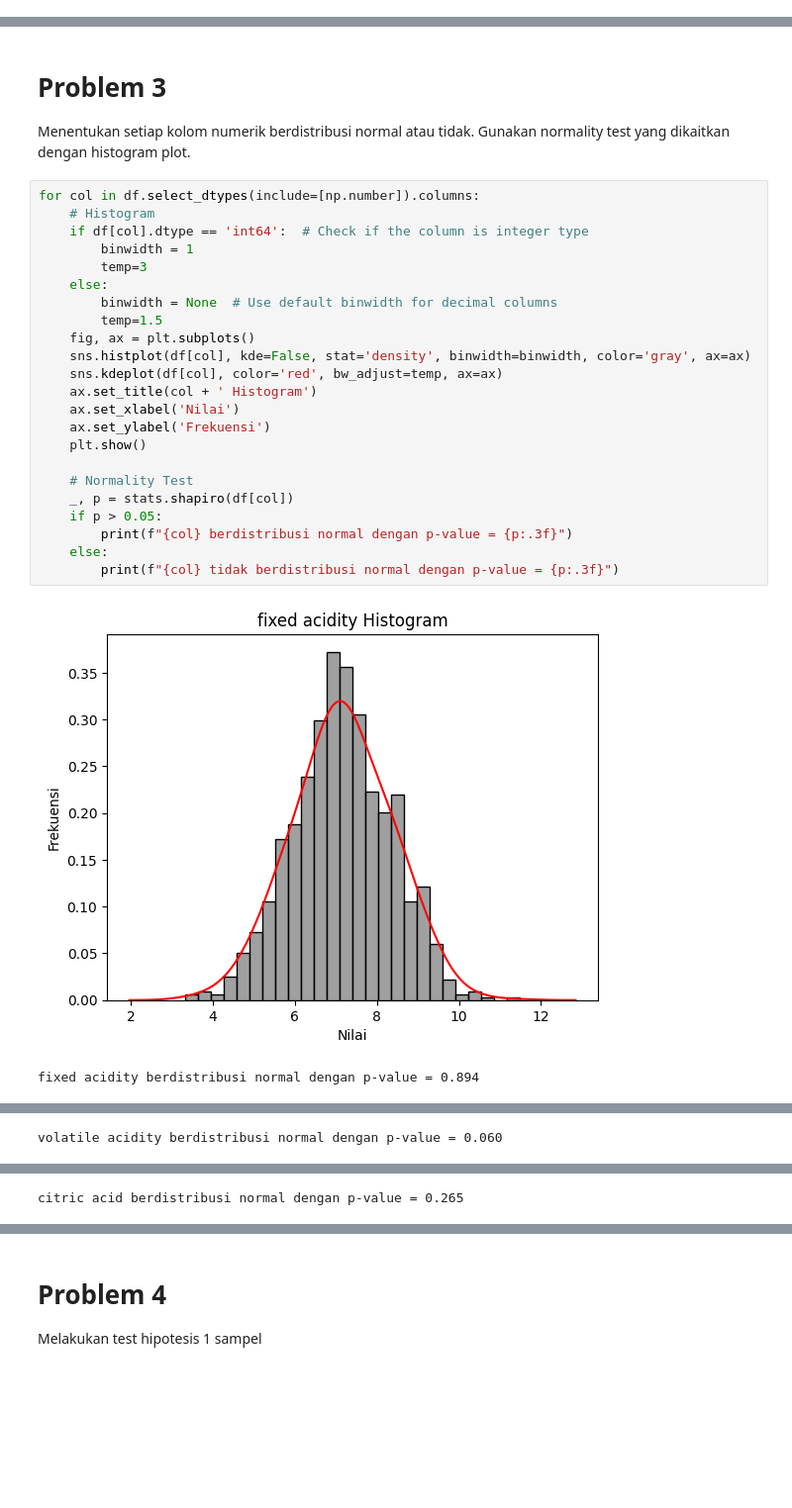
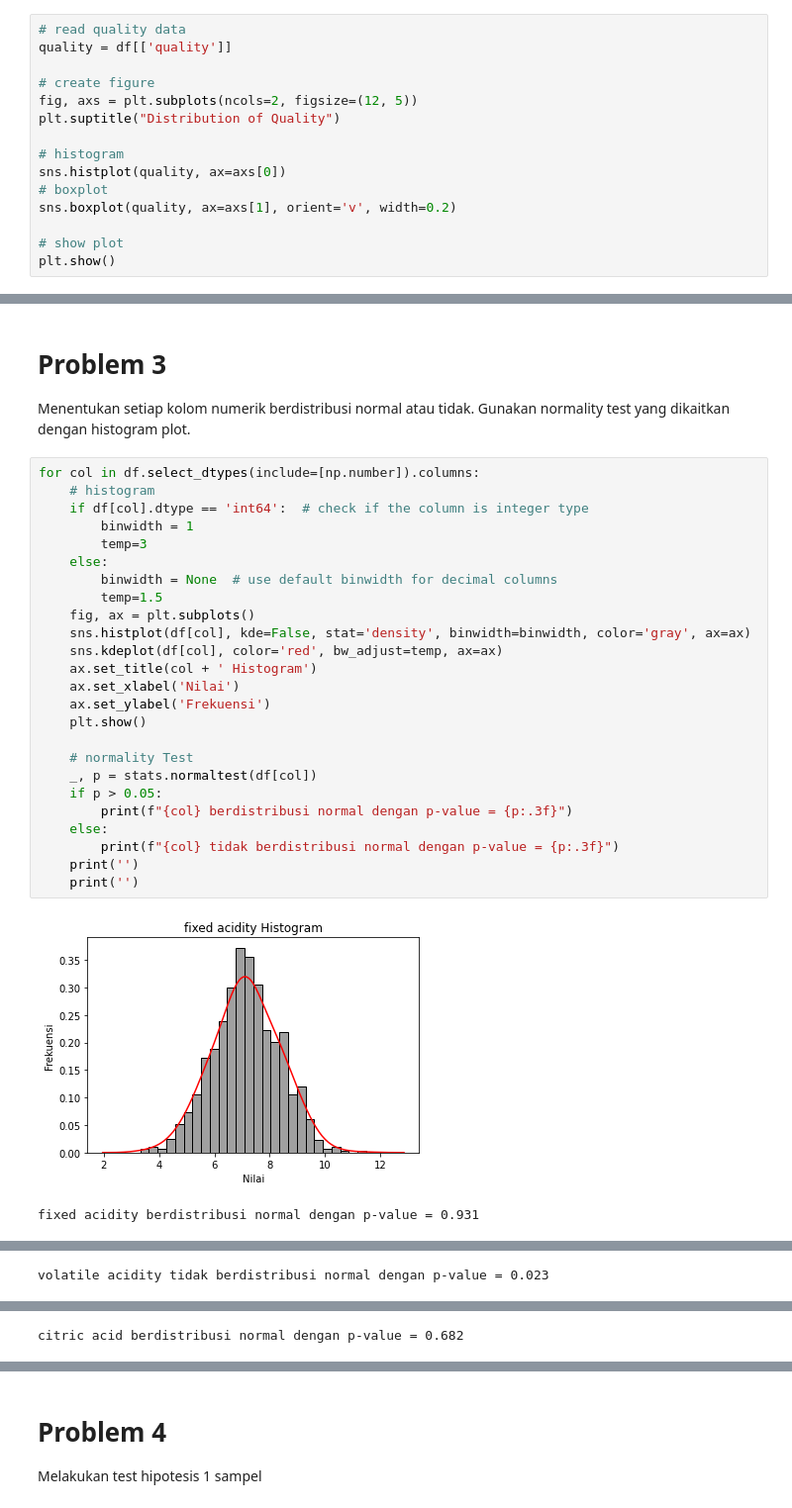
Before and after one commit to bernarduswillson/ProbStat, a Jupyter notebook: tubes.ipynb, the cells around one changed output, grey strips where cells are left out. Shown at 99% size. Drawn from its saved outputs; the diff is of its cells as text; blank space fills up the shorter version.

```diff
--- a/tubes.ipynb
+++ b/tubes.ipynb
@@ -124,0 +323,15 @@ plt.show()
+# %%
+# read quality data
+quality = df[['quality']]
+
+# create figure
+fig, axs = plt.subplots(ncols=2, figsize=(12, 5))
+plt.suptitle("Distribution of Quality")
+
+# histogram
+sns.histplot(quality, ax=axs[0])
+# boxplot
+sns.boxplot(quality, ax=axs[1], orient='v', width=0.2)
+
+# show plot
+plt.show()
@@ -127,27 +344,29 @@ plt.show()
 Menentukan setiap kolom numerik berdistribusi normal atau tidak. Gunakan normality test yang dikaitkan dengan histogram plot.
 # %%
 for col in df.select_dtypes(include=[np.number]).columns:
-    # Histogram
-    if df[col].dtype == 'int64':  # Check if the column is integer type
+    # histogram
+    if df[col].dtype == 'int64':  # check if the column is integer type
         binwidth = 1
         temp=3
     else:
-        binwidth = None  # Use default binwidth for decimal columns
+        binwidth = None  # use default binwidth for decimal columns
         temp=1.5
     fig, ax = plt.subplots()
     sns.histplot(df[col], kde=False, stat='density', binwidth=binwidth, color='gray', ax=ax)
     sns.kdeplot(df[col], color='red', bw_adjust=temp, ax=ax)
     ax.set_title(col + ' Histogram')
     ax.set_xlabel('Nilai')
     ax.set_ylabel('Frekuensi')
     plt.show()
 
-    # Normality Test
-    _, p = stats.shapiro(df[col])
+    # normality Test
+    _, p = stats.normaltest(df[col])
     if p > 0.05:
         print(f"{col} berdistribusi normal dengan p-value = {p:.3f}")
     else:
         print(f"{col} tidak berdistribusi normal dengan p-value = {p:.3f}")
+    print('')
+    print('')
 # %% [output]
-[figure, old version]
+[figure, new version]
-fixed acidity berdistribusi normal dengan p-value = 0.894
+fixed acidity berdistribusi normal dengan p-value = 0.931
@@ -155 +374 @@ fixed acidity berdistribusi normal dengan p-value = 0.894
-volatile acidity berdistribusi normal dengan p-value = 0.060
+volatile acidity tidak berdistribusi normal dengan p-value = 0.023
@@ -157 +376 @@ volatile acidity berdistribusi normal dengan p-value = 0.060
-citric acid berdistribusi normal dengan p-value = 0.265
+citric acid berdistribusi normal dengan p-value = 0.682
```
Also changed, not shown: parts of 53 cells of this notebook.
